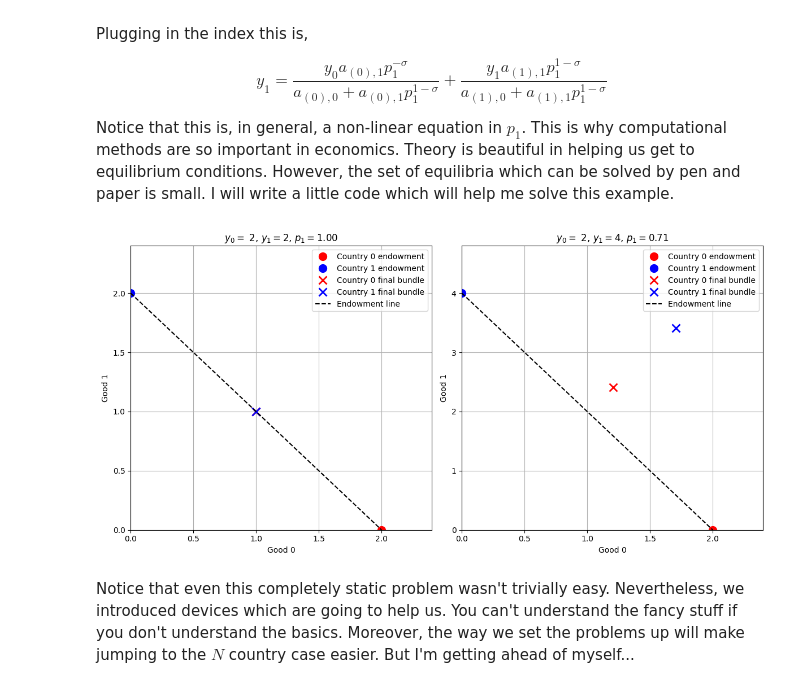
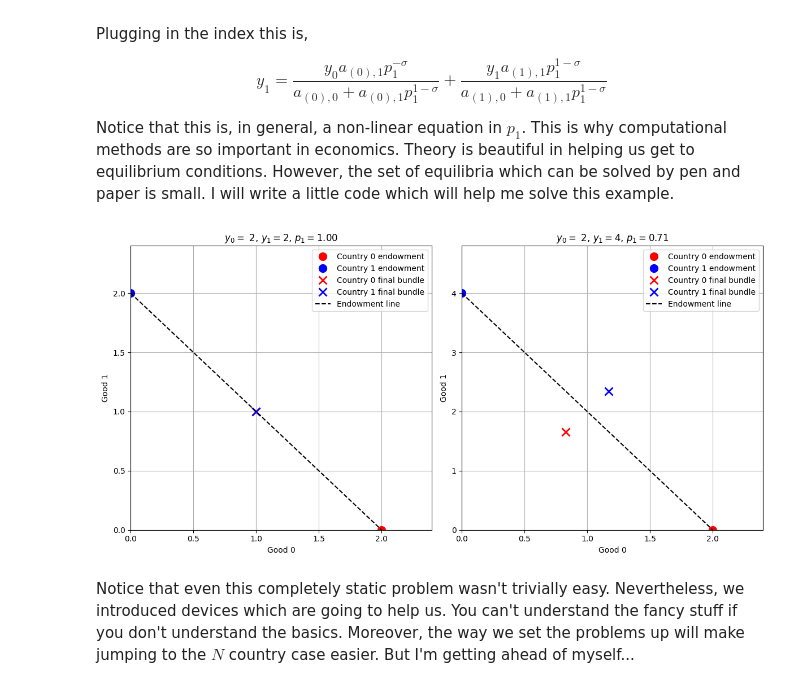
Before and after one commit to dandoreyrodriguez/computation_for_dynamic_programming, a Jupyter notebook: class_3_trade.ipynb, the cells around one changed output. Saved outputs shown, nothing was run; the diff lists cells and outputs as text; code cells hidden in the pictures.

Commit message:
solved some trade stuff

```diff
--- a/class_3_trade.ipynb
+++ b/class_3_trade.ipynb
@@ -88,32 +88,50 @@ import matplotlib.pyplot as plt
 from scipy.optimize import brentq
 
 def solve_two_country_trade(y_0, y_1, a_00, a_01, a_10, a_11, sigma, ax=None):
-    def good1_marketclearing(p_1):
-        P_0_denom = a_00 + a_01 * p_1**(1 - sigma)
-        P_1_denom = a_10 + a_11 * p_1**(1 - sigma)
-        c_01 = y_0 * a_01 * p_1**(-sigma) / P_0_denom
-        c_11 = y_1 * a_11 * p_1**(1 - sigma) / P_1_denom
+
+    def P_0_index(p_1):
+        P_0_inside = a_00 + a_01 * p_1**(1-sigma)
+        P_0 = P_0_inside**(1/(1-sigma))
+        return P_0
+
+    def P_1_index(p_1):
+        P_1_inside = a_10 + a_11 * p_1**(1-sigma)
+        P_1 = P_1_inside**(1/(1-sigma))
+        return P_1
+
+    def h_01_trade(p_1):
+        income = y_0
+        P_0 = P_0_index(p_1)
+        c_01 = income * a_01 * p_1**(-sigma) * (1/P_0)**(1-sigma)
+        return c_01
+
+    def h_11_trade(p_1):
+        income = p_1 * y_1
+        P_1 = P_1_index(p_1)
+        c_11 = income * a_11 * p_1**(-sigma) * (1/P_1)**(1-sigma)
+        return c_11
+
+    def good1_excess_demand(p_1):
+        c_01 = h_01_trade(p_1)
+        c_11 = h_11_trade(p_1)
         return c_01 + c_11 - y_1
 
-    def P_index(a0, a1, p_1, sigma):
-        return (a0 + a1 * p_1**(1 - sigma))**(-1 / (1 - sigma))
-
     # Solve for equilibrium price
-    p_1 = brentq(good1_marketclearing, 0.1, 10)
+    p_1 = brentq(good1_excess_demand, 0.1, 10)
 
     # Price indices
-    P_0 = P_index(a_00, a_01, p_1, sigma)
-    P_1 = P_index(a_10, a_11, p_1, sigma)
+    P_0 = P_0_index(p_1)
+    P_1 = P_1_index(p_1)
 
     # Aggregate consumption
     C_0 = y_0 / P_0
     C_1 = p_1 * y_1 / P_1
 
     # Allocations
-    c_00 = C_0 * a_00 * (1 / P_0)**(-sigma)
-    c_01 = C_0 * a_01 * (p_1 / P_0)**(-sigma)
-    c_10 = C_1 * a_10 * (1 / P_1)**(-sigma)
-    c_11 = C_1 * a_11 * (p_1 / P_1)**(-sigma)
+    c_01 = h_01_trade(p_1)
+    c_00 = P_0 * C_0 - p_1 * c_01
+    c_11 = h_11_trade(p_1)
+    c_10 = P_1 * C_1 - p_1 * c_11
 
     if ax is not None:
         ax.plot([y_0], [0], 'ro', label='Country 0 endowment', markersize=10)
@@ -126,34 +144,34 @@ def solve_two_country_trade(y_0, y_1, a_00, a_01, a_10, a_11, sigma, ax=None):
         ax.set_xlabel('Good 0')
         ax.set_ylabel('Good 1')
         ax.legend()
         ax.set_title(rf'$y_0=$ {y_0}, $y_1=${y_1}, $p_1=${p_1:.2f}')
         ax.grid(True)
 
 # ---- Run two examples and plot side by side ----
 fig, (ax1, ax2) = plt.subplots(1, 2, figsize=(12, 6))
 
 # Symmetric endowment
 solve_two_country_trade(
     y_0=2, y_1=2,
     a_00=0.5, a_01=0.5,
     a_10=0.5, a_11=0.5,
     sigma=2,
     ax=ax1
 )
 
 # Asymmetric endowment
 solve_two_country_trade(
     y_0=2, y_1=4,
     a_00=0.5, a_01=0.5,
     a_10=0.5, a_11=0.5,
     sigma=2,
     ax=ax2
 )
 
 plt.tight_layout()
 plt.show()
 # %% [output]
-[figure, old version]
+[figure, new version]
 # %% [markdown]
 Notice that even this completely static problem wasn't trivially easy. Nevertheless, we introduced devices which are going to help us. You can't understand the fancy stuff if you don't understand the basics. Moreover, the way we set the problems up will make jumping to the $N$ country case easier. But I'm getting ahead of myself...
 # %% [markdown]
```
Also changed, not shown: parts of 1 cell of this notebook.
